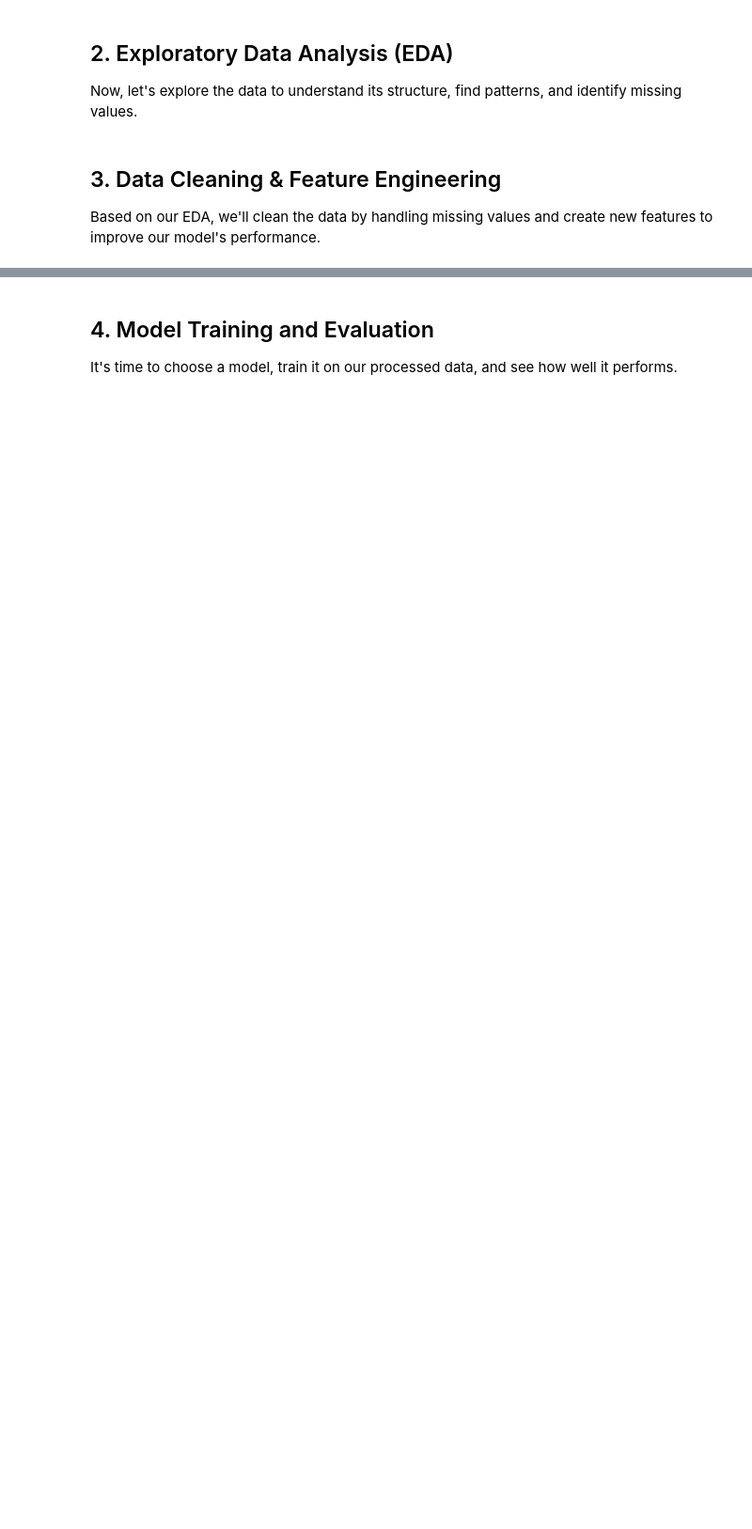
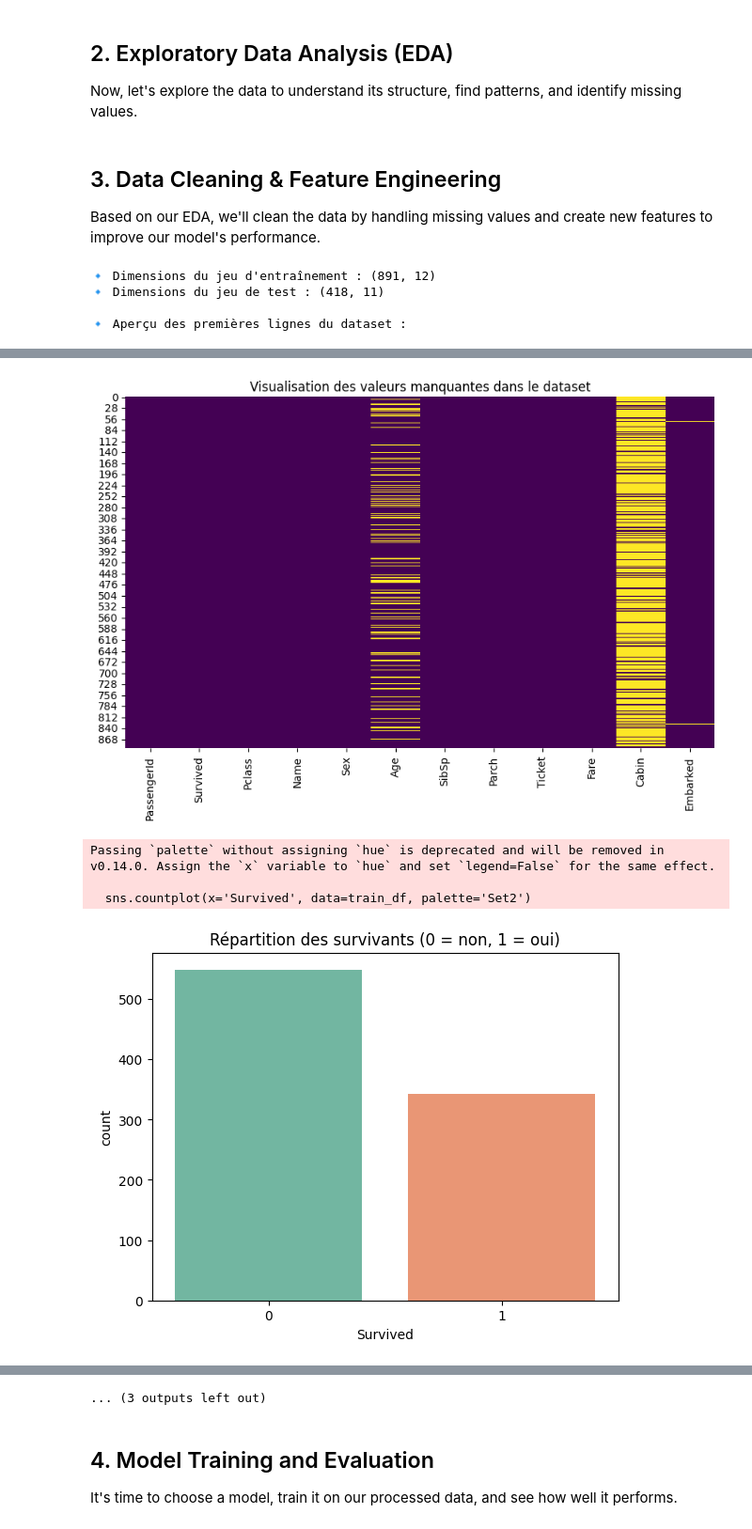
Before and after one commit to RonaldDonfack/Bole, a Jupyter notebook: titanic_analysis_nathan.ipynb, the cells around one changed output, grey strips where cells are left out. Shown: that part at 94% size. Saved outputs shown, nothing was run; the diff lists cells and outputs as text; code cells hidden in the pictures; blank space fills up the shorter version.

```diff
--- a/titanic_analysis_nathan.ipynb
+++ b/titanic_analysis_nathan.ipynb
@@ -54,0 +49,74 @@ Based on our EDA, we'll clean the data by handling missing values and create new
+# %%
+# Your data cleaning and feature engineering code here.
+# Examples:
+# - Handle missing 'Age' values
+# - Convert 'Sex' to numerical values
+# - Create a 'FamilySize' feature
+# --- Informations générales ---
+print("🔹 Dimensions du jeu d'entraînement :", train_df.shape)
+print("🔹 Dimensions du jeu de test :", test_df.shape)
+
+print("\n🔹 Aperçu des premières lignes du dataset :")
+display(train_df.head())
+
+print("\n🔹 Informations sur les colonnes :")
+train_df.info()
+
+print("\n🔹 Statistiques descriptives :")
+display(train_df.describe())
+
+# --- Vérification des valeurs manquantes ---
+print("\n🔹 Valeurs manquantes par colonne :")
+print(train_df.isnull().sum())
+
+plt.figure(figsize=(10,6))
+sns.heatmap(train_df.isnull(), cbar=False, cmap="viridis")
+plt.title("Visualisation des valeurs manquantes dans le dataset")
+plt.show()
+
+# --- Visualisations des relations importantes ---
+
+# 1️⃣ Répartition des survivants
+sns.countplot(x='Survived', data=train_df, palette='Set2')
+plt.title("Répartition des survivants (0 = non, 1 = oui)")
+plt.show()
+
+# 2️⃣ Taux de survie selon le sexe
+sns.countplot(x='Sex', hue='Survived', data=train_df, palette='coolwarm')
+plt.title("Taux de survie selon le sexe")
+plt.show()
+
+# 3️⃣ Taux de survie selon la classe du billet
+sns.countplot(x='Pclass', hue='Survived', data=train_df, palette='pastel')
+plt.title("Taux de survie selon la classe du billet")
+plt.show()
+
+# 4️⃣ Distribution de l’âge
+plt.figure(figsize=(8,5))
+sns.histplot(train_df['Age'], kde=True, bins=30, color='teal')
+plt.title("Distribution des âges des passagers")
+plt.xlabel("Âge")
+plt.ylabel("Nombre de passagers")
+plt.show()
+
+# 5️⃣ Boxplot de l’âge selon la classe
+plt.figure(figsize=(8,5))
+sns.boxplot(x='Pclass', y='Age', data=train_df, palette='muted')
+plt.title("Répartition de l’âge selon la classe")
+plt.show()
+
+# 6️⃣ Prix du billet (Fare) et survie
+plt.figure(figsize=(8,5))
+sns.histplot(data=train_df, x='Fare', hue='Survived', bins=30, kde=True)
+plt.title("Distribution du prix du billet selon la survie")
+plt.show()
+
+# 7️⃣ Port d’embarquement et survie
+sns.countplot(x='Embarked', hue='Survived', data=train_df, palette='husl')
+plt.title("Taux de survie selon le port d’embarquement")
+plt.show()
+# %% [output]
+🔹 Dimensions du jeu d'entraînement : (891, 12)
+🔹 Dimensions du jeu de test : (418, 11)
+
+🔹 Aperçu des premières lignes du dataset :
@@ -54,0 +169,5 @@ Based on our EDA, we'll clean the data by handling missing values and create new
+[figure, added]
+Passing `palette` without assigning `hue` is deprecated and will be removed in v0.14.0. Assign the `x` variable to `hue` and set `legend=False` for the same effect.
+
+  sns.countplot(x='Survived', data=train_df, palette='Set2')
+[figure, added]
@@ -55,3 +180,4 @@ Based on our EDA, we'll clean the data by handling missing values and create new
+... (3 outputs left out)
 # %% [markdown]
 ## 4. Model Training and Evaluation
 
```
Also changed, not shown: parts of 8 cells of this notebook.
